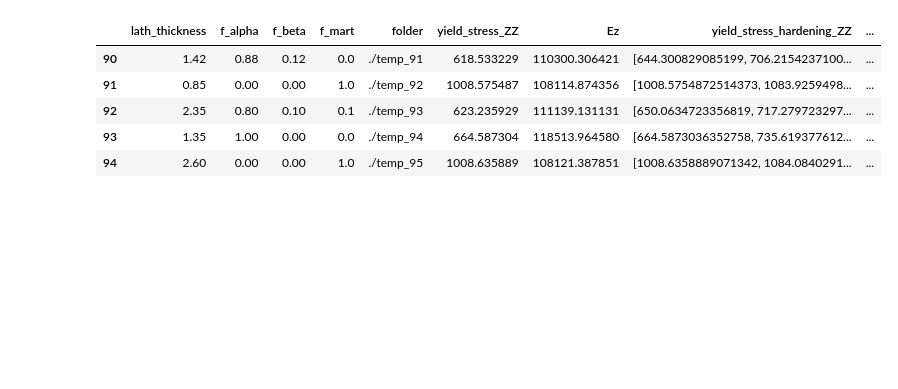
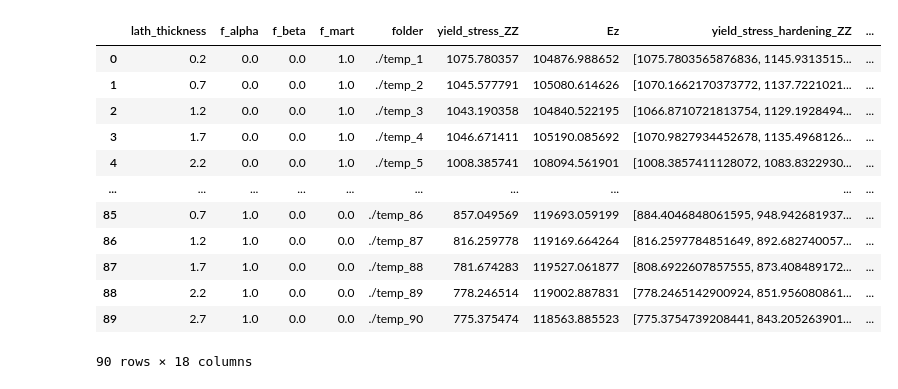
Before and after one commit to lreigbua/Ti64AM_structure_property_ROM, a Jupyter notebook: src/multy_polyfit.ipynb, the cells around one changed output. Saved outputs shown, nothing was run; the diff lists cells and outputs as text; code cells hidden in the pictures; blank space fills up the shorter version.

```diff
--- a/src/multy_polyfit.ipynb
+++ b/src/multy_polyfit.ipynb
@@ -19,39 +19,46 @@ column_names = raw_rows[0].dtype.names
 
 data = []
 
 for raw_row in raw_rows:
     row=[]
     for array in raw_row:
         if len(array[0]) == 1:
             row.append(array[0][0])
         else:
             row.append(array[0])
 
     data.append(row)
 
 data
 
 df =  pd.DataFrame(data, columns= column_names )
 
 
 num_rows = df.shape[0]
 
 # Separate the last 5 rows into a validation set
 validation_df = df.iloc[num_rows - 5:]
 
 # The rest of the rows go into the training set
 training_df = df.iloc[:num_rows - 5]
 
 df = training_df
 
-validation_df
+training_df
 # %% [output]
 |  | lath_thickness | f_alpha | f_beta | f_mart | folder | yield_stress_ZZ | Ez | yield_stress_hardening_ZZ | ... |
-| 90 | 1.42 | 0.88 | 0.12 | 0.0 | ./temp_91 | 618.533229 | 110300.306421 | [644.300829085199, 706.2154237100... | ... |
-| 91 | 0.85 | 0.00 | 0.00 | 1.0 | ./temp_92 | 1008.575487 | 108114.874356 | [1008.5754872514373, 1083.9259498... | ... |
-| 92 | 2.35 | 0.80 | 0.10 | 0.1 | ./temp_93 | 623.235929 | 111139.131131 | [650.0634723356819, 717.279723297... | ... |
-| 93 | 1.35 | 1.00 | 0.00 | 0.0 | ./temp_94 | 664.587304 | 118513.964580 | [664.5873036352758, 735.619377612... | ... |
-| 94 | 2.60 | 0.00 | 0.00 | 1.0 | ./temp_95 | 1008.635889 | 108121.387851 | [1008.6358889071342, 1084.0840291... | ... |
+| 0 | 0.2 | 0.0 | 0.0 | 1.0 | ./temp_1 | 1075.780357 | 104876.988652 | [1075.7803565876836, 1145.9313515... | ... |
+| 1 | 0.7 | 0.0 | 0.0 | 1.0 | ./temp_2 | 1045.577791 | 105080.614626 | [1070.1662170373772, 1137.7221021... | ... |
+| 2 | 1.2 | 0.0 | 0.0 | 1.0 | ./temp_3 | 1043.190358 | 104840.522195 | [1066.8710721813754, 1129.1928494... | ... |
+| 3 | 1.7 | 0.0 | 0.0 | 1.0 | ./temp_4 | 1046.671411 | 105190.085692 | [1070.9827934452678, 1135.4968126... | ... |
+| 4 | 2.2 | 0.0 | 0.0 | 1.0 | ./temp_5 | 1008.385741 | 108094.561901 | [1008.3857411128072, 1083.8322930... | ... |
+| ... | ... | ... | ... | ... | ... | ... | ... | ... | ... |
+| 85 | 0.7 | 1.0 | 0.0 | 0.0 | ./temp_86 | 857.049569 | 119693.059199 | [884.4046848061595, 948.942681937... | ... |
+| 86 | 1.2 | 1.0 | 0.0 | 0.0 | ./temp_87 | 816.259778 | 119169.664264 | [816.2597784851649, 892.682740057... | ... |
+| 87 | 1.7 | 1.0 | 0.0 | 0.0 | ./temp_88 | 781.674283 | 119527.061877 | [808.6922607857555, 873.408489172... | ... |
+| 88 | 2.2 | 1.0 | 0.0 | 0.0 | ./temp_89 | 778.246514 | 119002.887831 | [778.2465142900924, 851.956080861... | ... |
+| 89 | 2.7 | 1.0 | 0.0 | 0.0 | ./temp_90 | 775.375474 | 118563.885523 | [775.3754739208441, 843.205263901... | ... |
+90 rows × 18 columns
 # %%
 plt.scatter(df['lath_thickness'], df['yield_stress_ZZ'], color = 'lightcoral')
 plt.title('lath_thickness vs yield_stress_ZZ')
```
Also changed, not shown: parts of 10 cells of this notebook, 1 other file.
